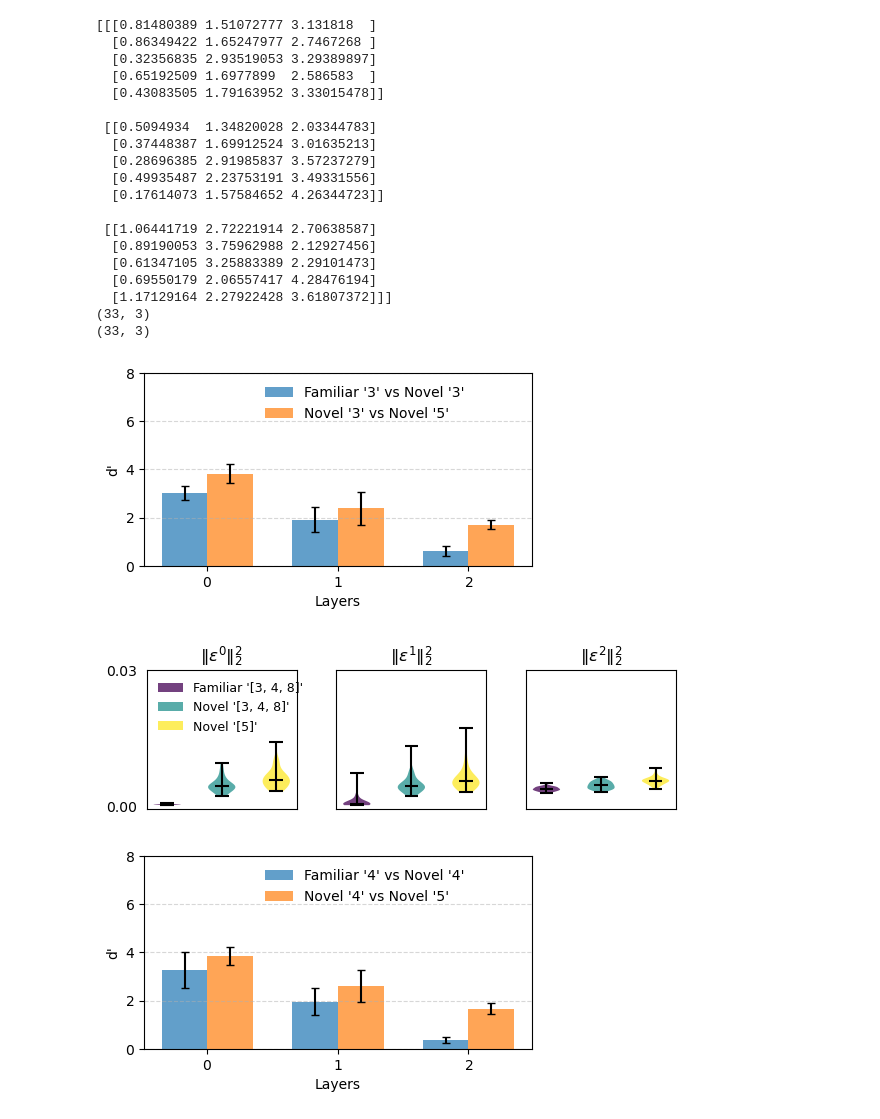
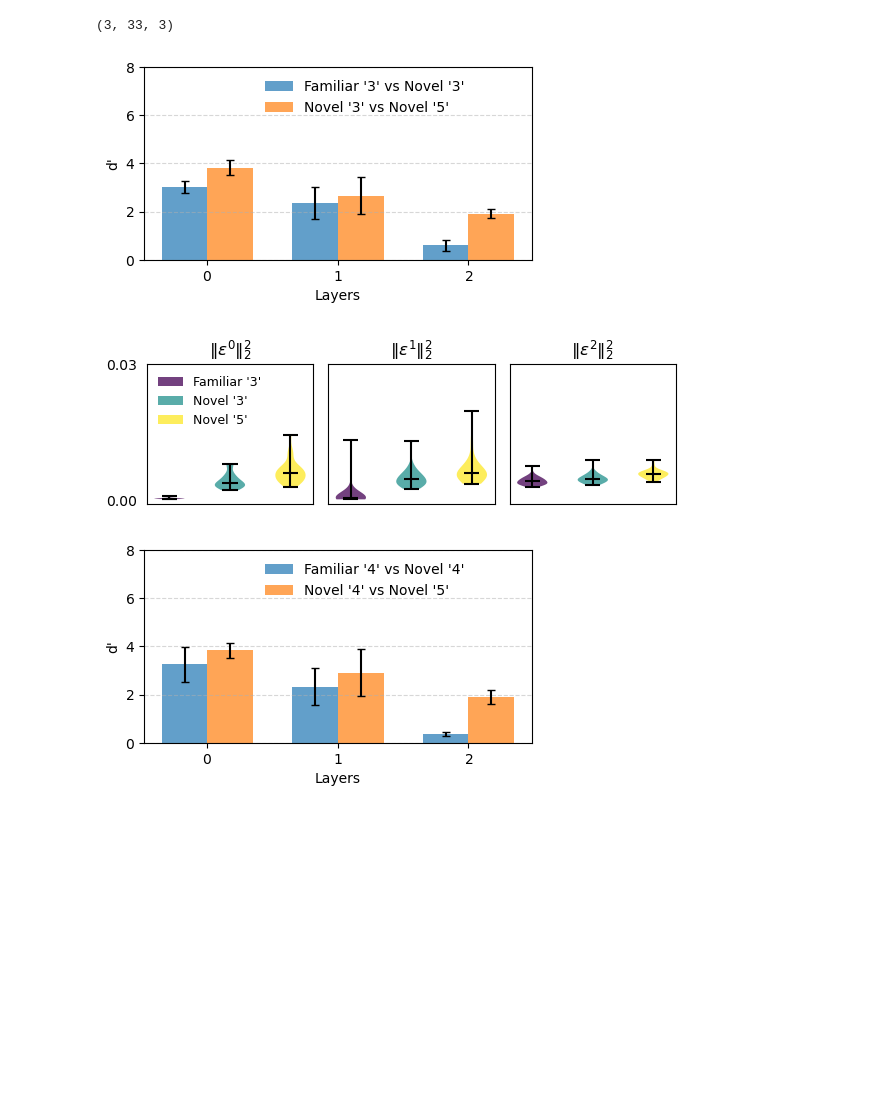
Before and after one commit to ltjed/novelty-detection-pc, a Jupyter notebook: visualization_by_classes.ipynb, the cells around one changed output. Cells and saved outputs as stored; diff of their text form; code cells hidden in the pictures; blank space fills up the shorter version.

Commit message:
added violin plots for all hPCN experiments
including figures in the appendix

```diff
--- a/visualization_by_classes.ipynb
+++ b/visualization_by_classes.ipynb
@@ -36,13 +36,14 @@ layers = np.arange(3)
 # Width of the bars
 bar_width = 0.35
 
+# load energy results from the folder
 energy = np.load(os.path.join(save_path, 'energy.npz'))
-e_fam = energy['energy_fam']
-e_nov = energy['energy_nov']
-e_test_nov = energy['energy_test_nov']
-print(e_fam.shape)
-print(e_nov.shape)
-e_fam
+energy_fam = energy['energy_fam']
+energy_nov = energy['energy_nov']
+energy_test_nov = energy['energy_test_nov']
+
+print(energy_fam.shape) # (len(base_class), sample_size, # of layers)
+
 
 
 for digit_index, digit in enumerate(base_class):
@@ -77,58 +78,46 @@ for digit_index, digit in enumerate(base_class):
     plt.show()
     plt.close()
 
+    # following block plots the violin plots for the energy distributions
+    e_fam = energy_fam[digit_index]
+    e_nov = energy_nov[digit_index]
+    e_test_nov = energy_test_nov[digit_index]
+
     fig, ax = plt.subplots(1, 3, figsize=(6, 2), sharey=True)
     colors = plt.cm.viridis(np.linspace(0, 1, 3))
     for l in range(3):
         data = [e_fam[:, 2-l], e_nov[:, 2-l], e_test_nov[:, 2-l]]
         parts = ax[l].violinplot(data, showmeans=False, showmedians=True)
         # Coloring each violin plot
         for i, body in enumerate(parts['bodies']):
             body.set_facecolor(colors[i])
             # body.set_edgecolor('black')
             body.set_alpha(0.75)  # Set transparency
 
         # Set color for the other components: medians, caps, etc.
         parts['cmedians'].set_edgecolor('black')  # Set color of medians
         parts['cmaxes'].set_edgecolor('black')    # Set color of the max caps
         parts['cmins'].set_edgecolor('black')     # Set color of the min caps
         parts['cbars'].set_edgecolor('black')
 
         if l == 0:
-            ax[l].legend([f"Familiar '{base_class}'", f"Novel '{base_class}'", f"Novel '{test_class}'"], loc='upper left', fontsize=9, frameon=False)
+            ax[l].legend([f"Familiar '{digit}'", f"Novel '{digit}'", f"Novel '{test_class[0]}'"], loc='upper left', fontsize=9, frameon=False)
 
         ax[l].set_title(rf'$\Vert \varepsilon^{l} \Vert_2^2$')
 
         ax[l].set_xticks([])
         ax[l].yaxis.set_ticks_position('none')
         ax[l].tick_params(axis='y', labelsize=10)
 
         # Set y tick labels
         ax[l].set_yticks([0, 0.03])
 
     plt.tight_layout()
-    plt.savefig(save_path + '/energy_distribution.pdf', format = 'pdf' , bbox_inches='tight')
+    plt.savefig(save_path + f'/energy_distribution={digit}.pdf', format = 'pdf' , bbox_inches='tight')
     plt.show()
+    plt.close()
 # %% [output]
-[[[0.81480389 1.51072777 3.131818  ]
-  [0.86349422 1.65247977 2.7467268 ]
-  [0.32356835 2.93519053 3.29389897]
-  [0.65192509 1.6977899  2.586583  ]
-  [0.43083505 1.79163952 3.33015478]]
-
- [[0.5094934  1.34820028 2.03344783]
-  [0.37448387 1.69912524 3.01635213]
-  [0.28696385 2.91985837 3.57237279]
-  [0.49935487 2.23753191 3.49331556]
-  [0.17614073 1.57584652 4.26344723]]
-
- [[1.06441719 2.72221914 2.70638587]
-  [0.89190053 3.75962988 2.12927456]
-  [0.61347105 3.25883389 2.29101473]
-  [0.69550179 2.06557417 4.28476194]
-  [1.17129164 2.27922428 3.61807372]]]
-(33, 3)
-(33, 3)
+(3, 33, 3)
-[figure, old version]
+[figure, new version]
-[figure, old version]
+[figure, new version]
-[figure, old version]
+[figure, new version]
```
Also changed, not shown: parts of 1 cell of this notebook, 1 other file.
